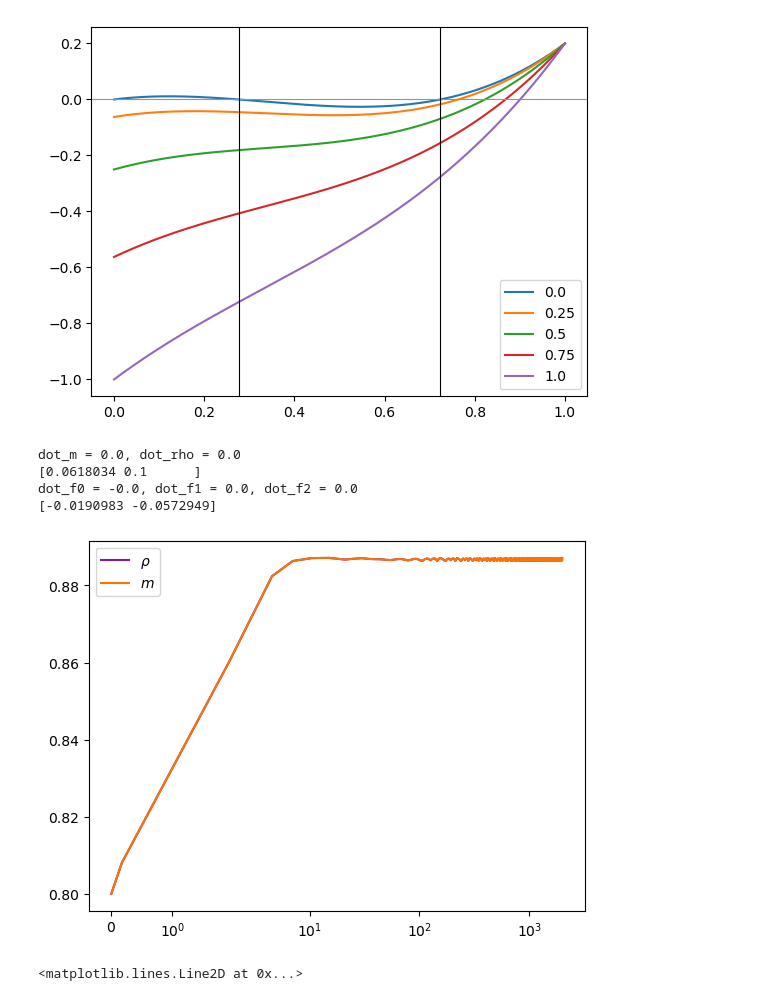
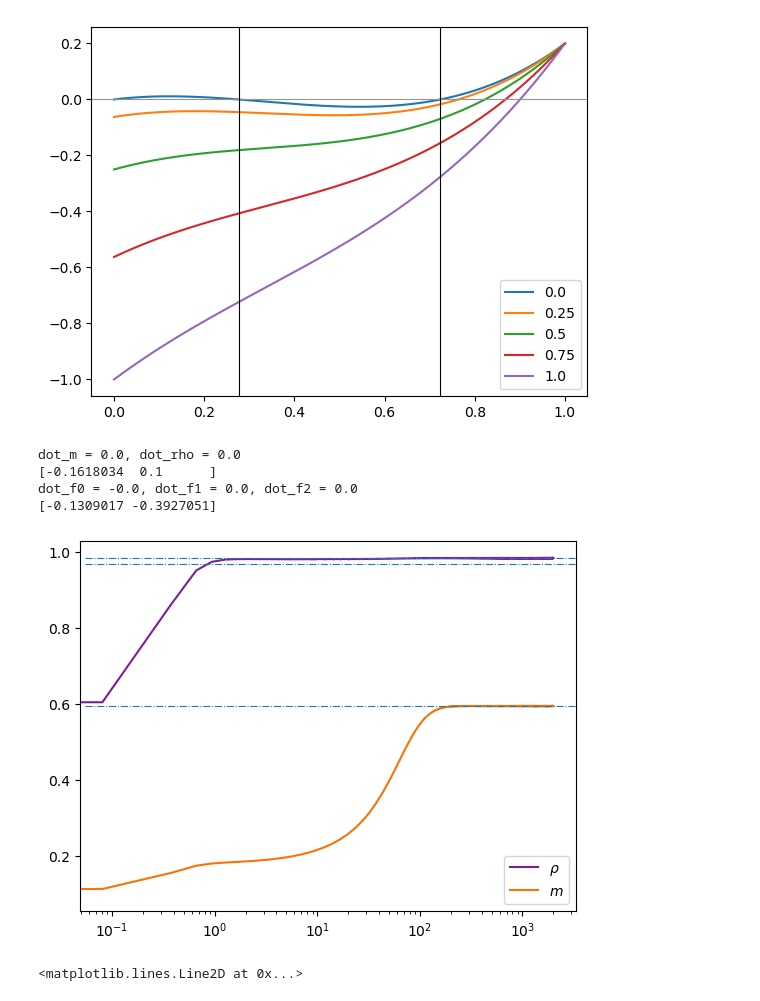
Before and after one commit to dmarchp/TFM_code, a Jupyter notebook: det_sols_f0_as_pi/non_lin_rec_two_sites.ipynb, the cells around one changed output. Drawn from its saved outputs; the diff is of its cells as text; code cells hidden in the pictures.

```diff
--- a/det_sols_f0_as_pi/non_lin_rec_two_sites.ipynb
+++ b/det_sols_f0_as_pi/non_lin_rec_two_sites.ipynb
@@ -117,7 +117,7 @@ pi = 0
 r, l = 0.1, 1
 
 rho, m = (1+np.sqrt(1-8*r/l))/2, 0
-rho, m = (1-np.sqrt(1-8*r/l))/2, 0
+# rho, m = (1-np.sqrt(1-8*r/l))/2, 0
 # rho, m = 0, 0
 
 # one species solutions brought here
@@ -144,22 +144,33 @@ eigvals = np.linalg.eig(lsa_mat_fs)[0]
 print(eigvals)
 # %% [output]
 dot_m = 0.0, dot_rho = 0.0
-[0.0618034 0.1      ]
+[-0.1618034  0.1      ]
 dot_f0 = -0.0, dot_f1 = 0.0, dot_f2 = 0.0
-[-0.0190983 -0.0572949]
+[-0.1309017 -0.3927051]
 # %%
-rho_m_t0 = [0.8, 0.8]
+pi, r, l = 1.0, 0.1, 6.5
+rho_m_t0 = [0.5, 0.1]
 sol = solve_ivp(ode_rho_m, [0, 2000], rho_m_t0, args=(r, l, pi))
 # %%
 fig, ax = plt.subplots()
 
 ax.plot(sol.t, sol.y[0], color='xkcd:purple', label=r'$\rho$')
 ax.plot(sol.t, sol.y[1], color='xkcd:orange', label=r'$m$')
 
+# lines for rho
+rho_1op = (1+np.sqrt(1-4*r/l))/2
+rho_2op = (1+np.sqrt(1-8*r/l))/2
+ax.axhline(rho_1op, xmin=0.01, xmax=sol.t[-1], lw=0.8, ls='-.')
+ax.axhline(rho_2op, xmin=0.01, xmax=sol.t[-1], lw=0.8, ls='-.')
+
+# lines for m
+m = np.sqrt(rho_1op**2 - 4*pi/l)
+ax.axhline(m, xmin=0.01, xmax=sol.t[-1], lw=0.8, ls='-.')
+
 ax.legend()
-ax.set_xscale('symlog')
+ax.set_xscale('log')
 # %% [output]
-[figure, old version]
+[figure, new version]
 # %%
 r, l, pi = 0.1, 1, 0.0
 r, l, pi = 0.2, 1, 0.0
```
Also changed, not shown: parts of 4 cells of this notebook.
